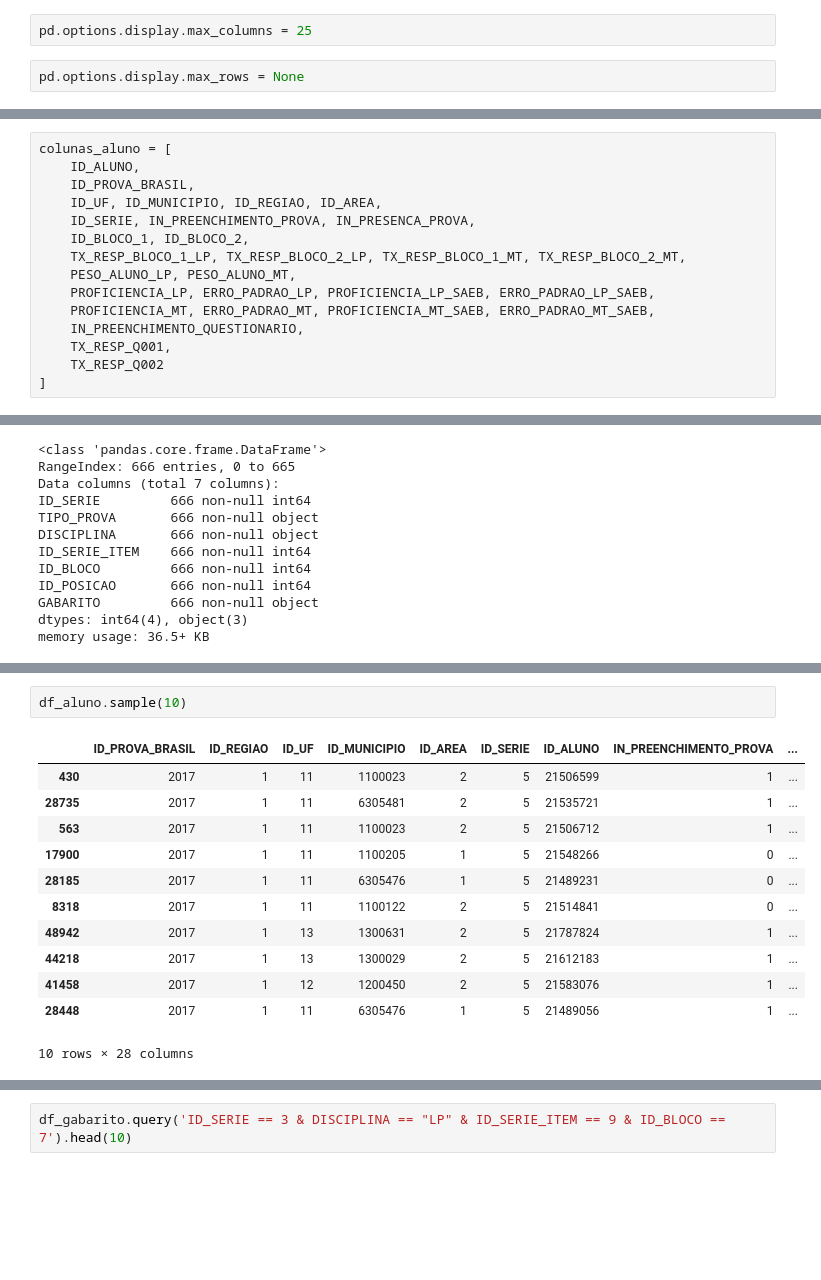
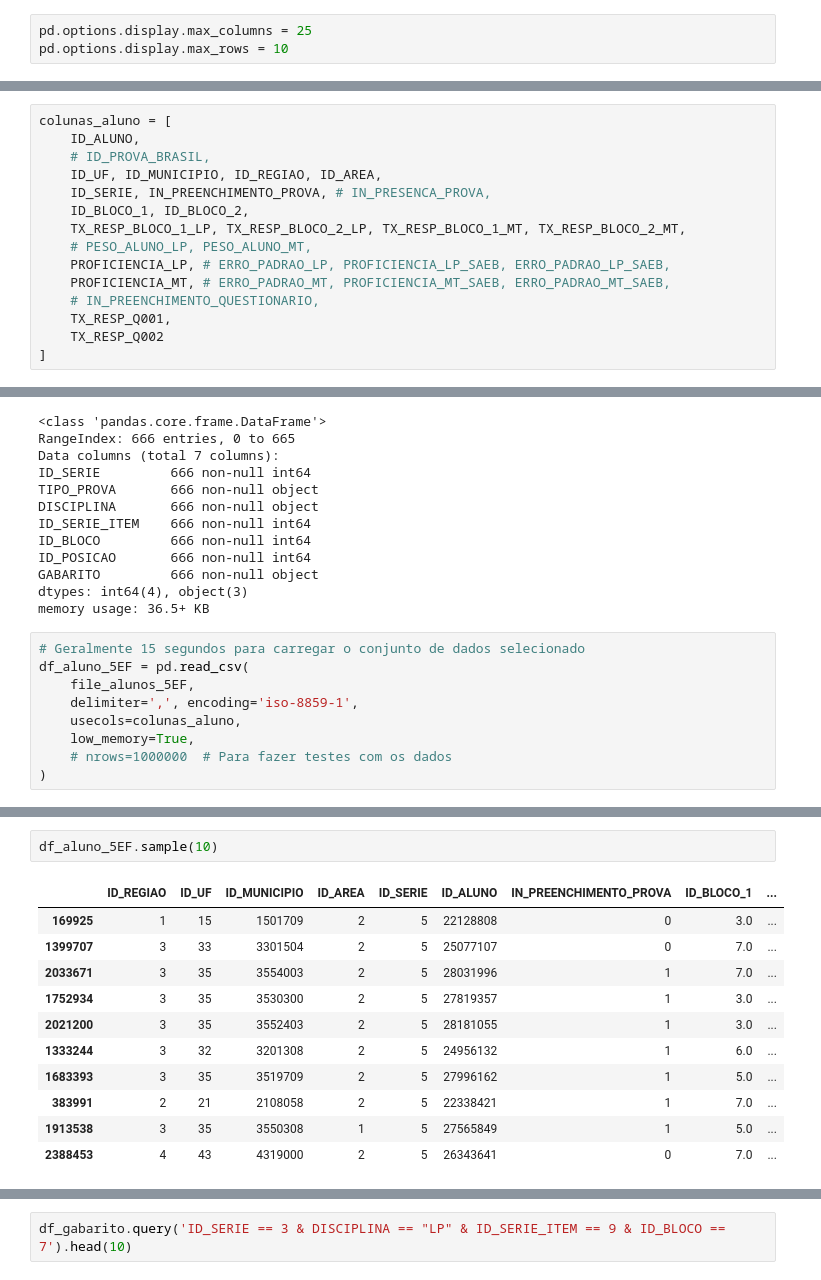
Before and after one commit to GomesDosSantos/AnaliseANEB, a Jupyter notebook: Livro.ipynb, the cells around one changed output, grey strips where cells are left out. Saved outputs shown, nothing was run; the diff lists cells and outputs as text; blank space fills up the shorter version.

```diff
--- a/Livro.ipynb
+++ b/Livro.ipynb
@@ -4,8 +4,7 @@ import pandas as pd
 %matplotlib inline
 # %%
 pd.options.display.max_columns = 25
+pd.options.display.max_rows = 10
-# %%
-pd.options.display.max_rows = None
 # %% [markdown]
 Arquivos extraídos do Microdados INEP
 # %%
@@ -69,15 +68,15 @@ colunas_resp = [ID_SERIE, TIPO_PROVA, DISCIPLINA, ID_SERIE_ITEM, ID_BLOCO, ID_PO
 # %%
 colunas_aluno = [
     ID_ALUNO,
-    ID_PROVA_BRASIL,
+    # ID_PROVA_BRASIL,
     ID_UF, ID_MUNICIPIO, ID_REGIAO, ID_AREA,
-    ID_SERIE, IN_PREENCHIMENTO_PROVA, IN_PRESENCA_PROVA,
+    ID_SERIE, IN_PREENCHIMENTO_PROVA, # IN_PRESENCA_PROVA,
     ID_BLOCO_1, ID_BLOCO_2,
     TX_RESP_BLOCO_1_LP, TX_RESP_BLOCO_2_LP, TX_RESP_BLOCO_1_MT, TX_RESP_BLOCO_2_MT,
-    PESO_ALUNO_LP, PESO_ALUNO_MT,
-    PROFICIENCIA_LP, ERRO_PADRAO_LP, PROFICIENCIA_LP_SAEB, ERRO_PADRAO_LP_SAEB,
-    PROFICIENCIA_MT, ERRO_PADRAO_MT, PROFICIENCIA_MT_SAEB, ERRO_PADRAO_MT_SAEB,
-    IN_PREENCHIMENTO_QUESTIONARIO,
+    # PESO_ALUNO_LP, PESO_ALUNO_MT,
+    PROFICIENCIA_LP, # ERRO_PADRAO_LP, PROFICIENCIA_LP_SAEB, ERRO_PADRAO_LP_SAEB,
+    PROFICIENCIA_MT, # ERRO_PADRAO_MT, PROFICIENCIA_MT_SAEB, ERRO_PADRAO_MT_SAEB,
+    # IN_PREENCHIMENTO_QUESTIONARIO,
     TX_RESP_Q001,
     TX_RESP_Q002
 ]
@@ -119,4 +123,13 @@ ID_POSICAO       666 non-null int64
 GABARITO         666 non-null object
 dtypes: int64(4), object(3)
 memory usage: 36.5+ KB
+# %%
+# Geralmente 15 segundos para carregar o conjunto de dados selecionado
+df_aluno_5EF = pd.read_csv(
+    file_alunos_5EF,
+    delimiter=',', encoding='iso-8859-1',
+    usecols=colunas_aluno,
+    low_memory=True,
+    # nrows=1000000  # Para fazer testes com os dados
+)
 # %%
@@ -132,15 +156,14 @@ df_aluno = pd.read_csv(
 # %%
-df_aluno.sample(10)
+df_aluno_5EF.sample(10)
 # %% [output]
-|  | ID_PROVA_BRASIL | ID_REGIAO | ID_UF | ID_MUNICIPIO | ID_AREA | ID_SERIE | ID_ALUNO | IN_PREENCHIMENTO_PROVA | ... |
-| 430 | 2017 | 1 | 11 | 1100023 | 2 | 5 | 21506599 | 1 | ... |
-| 28735 | 2017 | 1 | 11 | 6305481 | 2 | 5 | 21535721 | 1 | ... |
-| 563 | 2017 | 1 | 11 | 1100023 | 2 | 5 | 21506712 | 1 | ... |
-| 17900 | 2017 | 1 | 11 | 1100205 | 1 | 5 | 21548266 | 0 | ... |
-| 28185 | 2017 | 1 | 11 | 6305476 | 1 | 5 | 21489231 | 0 | ... |
-| 8318 | 2017 | 1 | 11 | 1100122 | 2 | 5 | 21514841 | 0 | ... |
-| 48942 | 2017 | 1 | 13 | 1300631 | 2 | 5 | 21787824 | 1 | ... |
-| 44218 | 2017 | 1 | 13 | 1300029 | 2 | 5 | 21612183 | 1 | ... |
-| 41458 | 2017 | 1 | 12 | 1200450 | 2 | 5 | 21583076 | 1 | ... |
-| 28448 | 2017 | 1 | 11 | 6305476 | 1 | 5 | 21489056 | 1 | ... |
+|  | ID_REGIAO | ID_UF | ID_MUNICIPIO | ID_AREA | ID_SERIE | ID_ALUNO | IN_PREENCHIMENTO_PROVA | ID_BLOCO_1 | ... |
+| 169925 | 1 | 15 | 1501709 | 2 | 5 | 22128808 | 0 | 3.0 | ... |
+| 1399707 | 3 | 33 | 3301504 | 2 | 5 | 25077107 | 0 | 7.0 | ... |
+| 2033671 | 3 | 35 | 3554003 | 2 | 5 | 28031996 | 1 | 7.0 | ... |
+| 1752934 | 3 | 35 | 3530300 | 2 | 5 | 27819357 | 1 | 3.0 | ... |
+| 2021200 | 3 | 35 | 3552403 | 2 | 5 | 28181055 | 1 | 3.0 | ... |
+| 1333244 | 3 | 32 | 3201308 | 2 | 5 | 24956132 | 1 | 6.0 | ... |
+| 1683393 | 3 | 35 | 3519709 | 2 | 5 | 27996162 | 1 | 5.0 | ... |
+| 383991 | 2 | 21 | 2108058 | 2 | 5 | 22338421 | 1 | 7.0 | ... |
+| 1913538 | 3 | 35 | 3550308 | 1 | 5 | 27565849 | 1 | 5.0 | ... |
+| 2388453 | 4 | 43 | 4319000 | 2 | 5 | 26343641 | 0 | 7.0 | ... |
-10 rows × 28 columns
```
Also changed, not shown: parts of 29 cells of this notebook, 2 other files.
